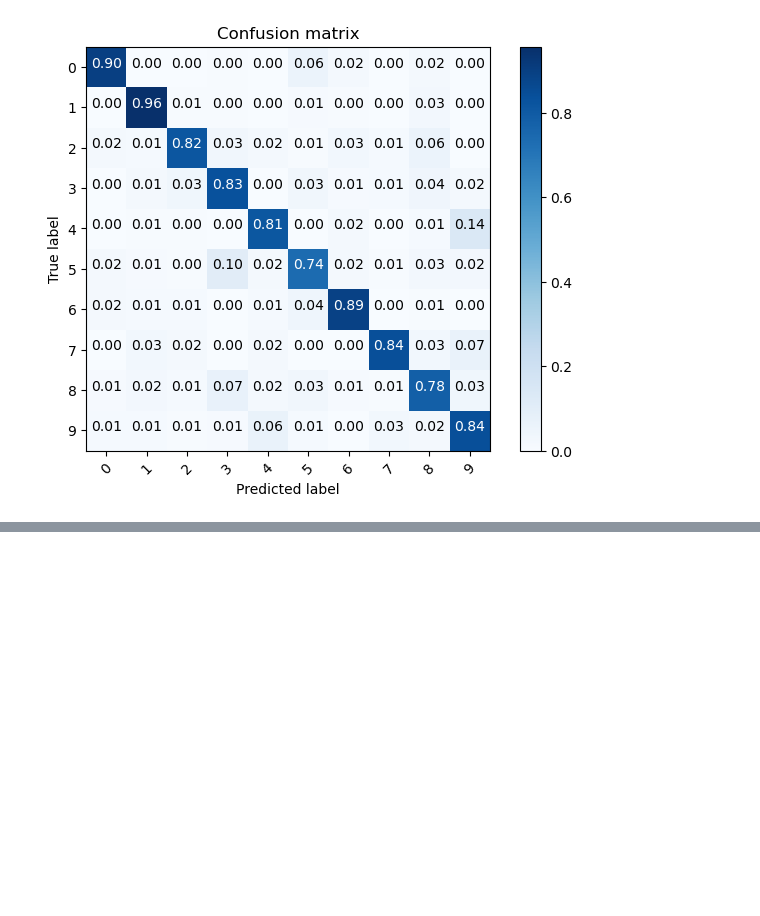
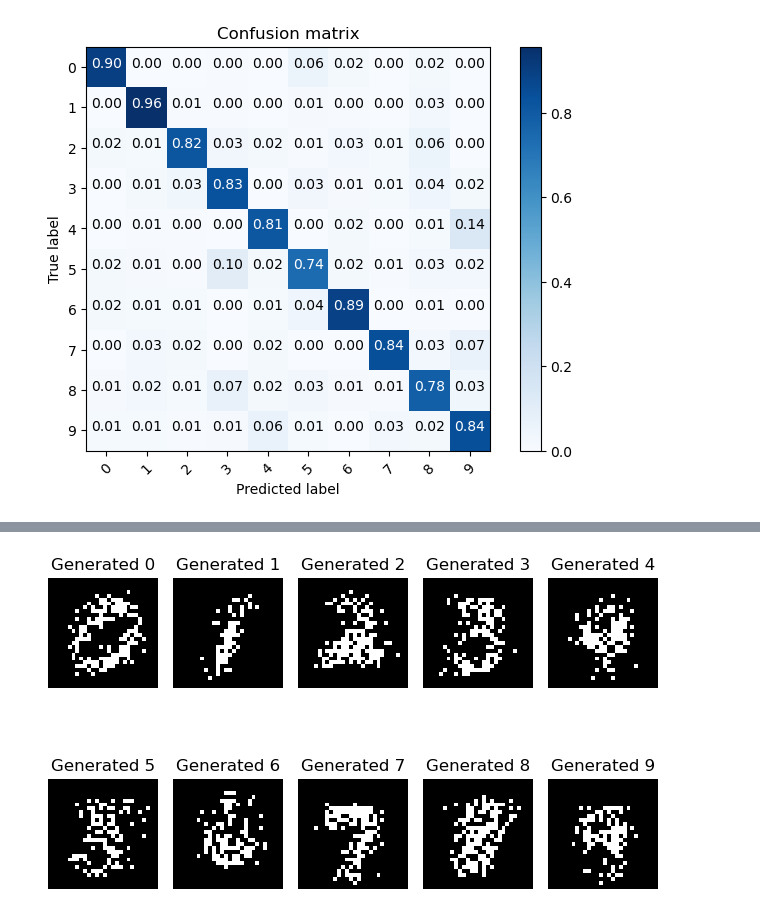
Before and after one commit to Kapparoti/Machine-Learning-Lab, a Jupyter notebook: 1 - Bayes/bayes.ipynb, the cells around one changed output, grey strips where cells are left out. Cells and saved outputs as stored; diff of their text form; code cells hidden in the pictures; blank space fills up the shorter version.

```diff
--- a/1 - Bayes/bayes.ipynb
+++ b/1 - Bayes/bayes.ipynb
@@ -297,3 +299,19 @@ Text(0.5, 1.0, 'Target: 2, Prediction: 2')
+# %%
+# Generate example samples from trained model for each class
+for cls in range(nbc._n_classes):
+    # Get probabilities for this class
+    probs = nbc._pixel_probs_given_class[cls]
+
+    # Generate random sample using probabilities
+    sample = np.random.binomial(1, probs)
+
+    plt.subplot(2, 5, cls + 1)
+    plt.imshow(sample, cmap='gray')
+    plt.title(f'Generated {label_dict[cls]}')
+    plt.axis('off')
+plt.tight_layout()
+# %% [output]
+[figure, added]
 # %%
 from IPython.display import HTML, Image
 from google.colab.output import eval_js
```
Also changed, not shown: parts of 3 cells of this notebook, 5 other files.
